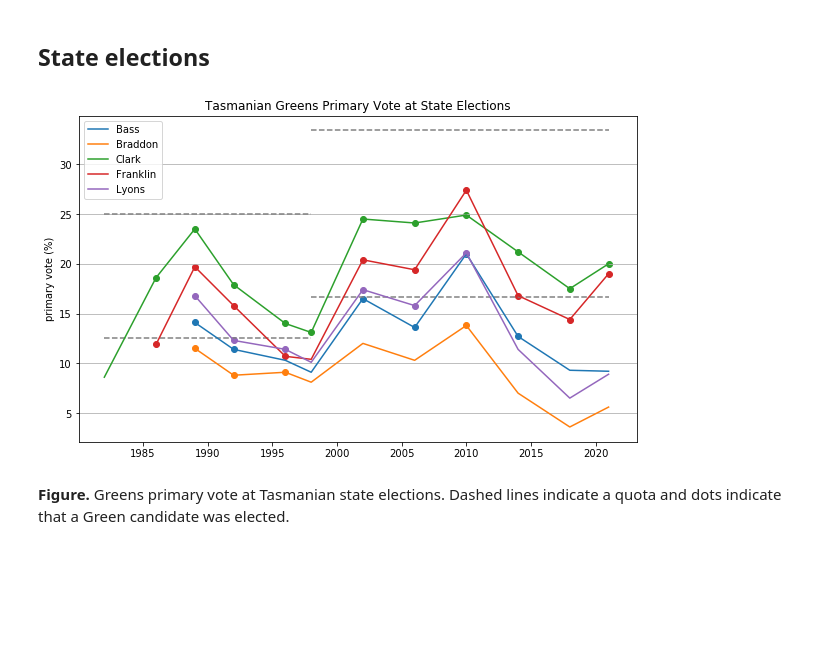
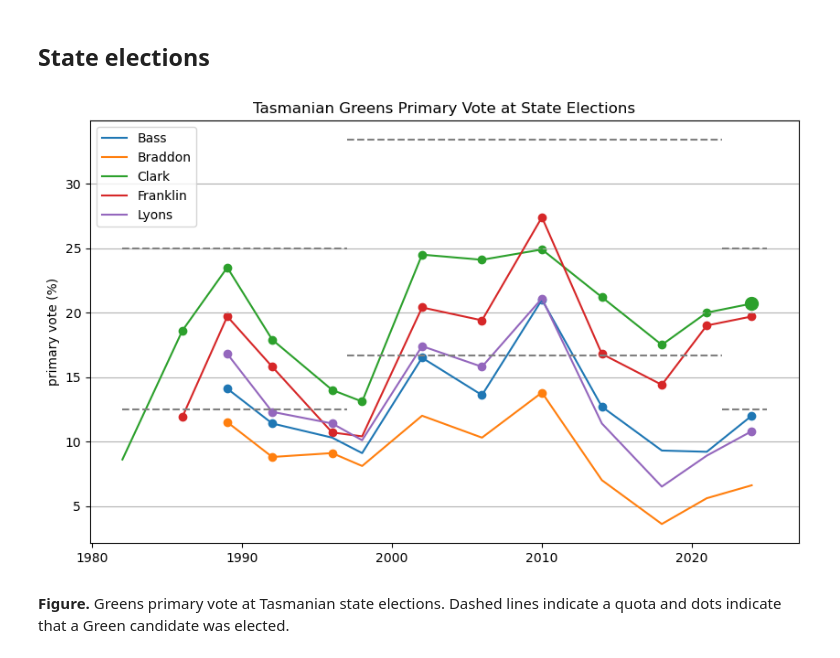
Before and after one commit to DamienIrving/election-analysis, a Jupyter notebook: analysis/tas_history.ipynb, the cells around one changed output. Cells and saved outputs as stored; diff of their text form; code cells hidden in the pictures; blank space fills up the shorter version.

Commit message:
Add State24 results

```diff
--- a/analysis/tas_history.ipynb
+++ b/analysis/tas_history.ipynb
@@ -44,22 +44,26 @@ plt.savefig('statewide_vote.png', facecolor='white', dpi=300, bbox_inches='tight
 # %%
 plt.figure(figsize=[10, 6])
 
+plt.grid(axis='y')
 for electorate, color in electorate_dict.items():
     data_df = df[(df['Election'] == 'State') & (df['Electorate'] == electorate)].sort_values(by=['Year'])
     plt.plot(data_df['Year'].values, data_df['Primary vote'].values, label=electorate, color=color)
-    result_df = data_df[data_df['Seats'] > 0]
-    plt.scatter(result_df['Year'].values, result_df['Primary vote'].values, color=color)
-plt.grid(axis='y')
-plt.hlines(16.7, 1998, 2021, colors='0.5', linestyles='dashed')
-plt.hlines(12.5, 1982, 1998, colors='0.5', linestyles='dashed')
-plt.hlines(16.7*2, 1998, 2021, colors='0.5', linestyles='dashed')
-plt.hlines(12.5*2, 1982, 1998, colors='0.5', linestyles='dashed')
+    mp1_df = data_df[data_df['Seats'] == 1]
+    plt.scatter(mp1_df['Year'].values, mp1_df['Primary vote'].values, color=color)
+    mp2_df = data_df[data_df['Seats'] == 2]
+    plt.scatter(mp2_df['Year'].values, mp2_df['Primary vote'].values, color=color, s=100)
+plt.hlines(12.5, 1982, 1997, colors='0.5', linestyles='dashed')
+plt.hlines(16.7, 1997, 2022, colors='0.5', linestyles='dashed')
+plt.hlines(12.5, 2022, 2025, colors='0.5', linestyles='dashed')
+plt.hlines(12.5*2, 1982, 1997, colors='0.5', linestyles='dashed')
+plt.hlines(16.7*2, 1997, 2022, colors='0.5', linestyles='dashed')
+plt.hlines(12.5*2, 2022, 2025, colors='0.5', linestyles='dashed')
 plt.title('Tasmanian Greens Primary Vote at State Elections')
 plt.ylabel('primary vote (%)')
 plt.legend(loc=2)
 plt.savefig('state_elections.png', facecolor='white', dpi=300, bbox_inches='tight')
 # %% [output]
-[figure, old version]
+[figure, new version]
 # %% [markdown]
 **Figure.** Greens primary vote at Tasmanian state elections. Dashed lines indicate a quota and dots indicate that a Green candidate was elected.
 # %% [markdown]
```
Also changed, not shown: parts of 1 cell of this notebook, 2 other files.
